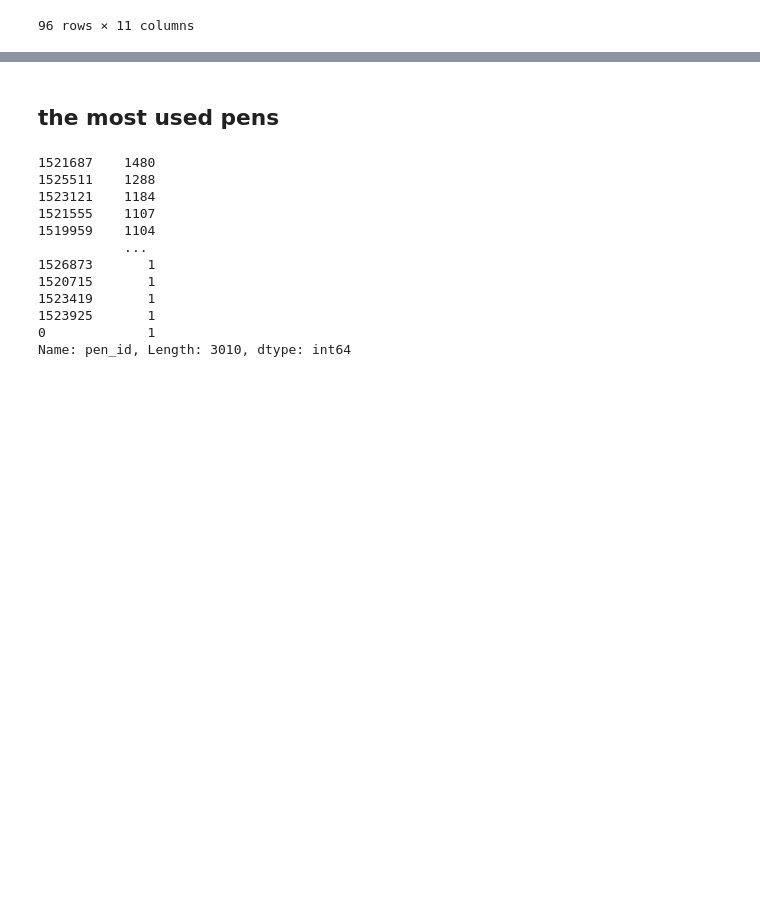
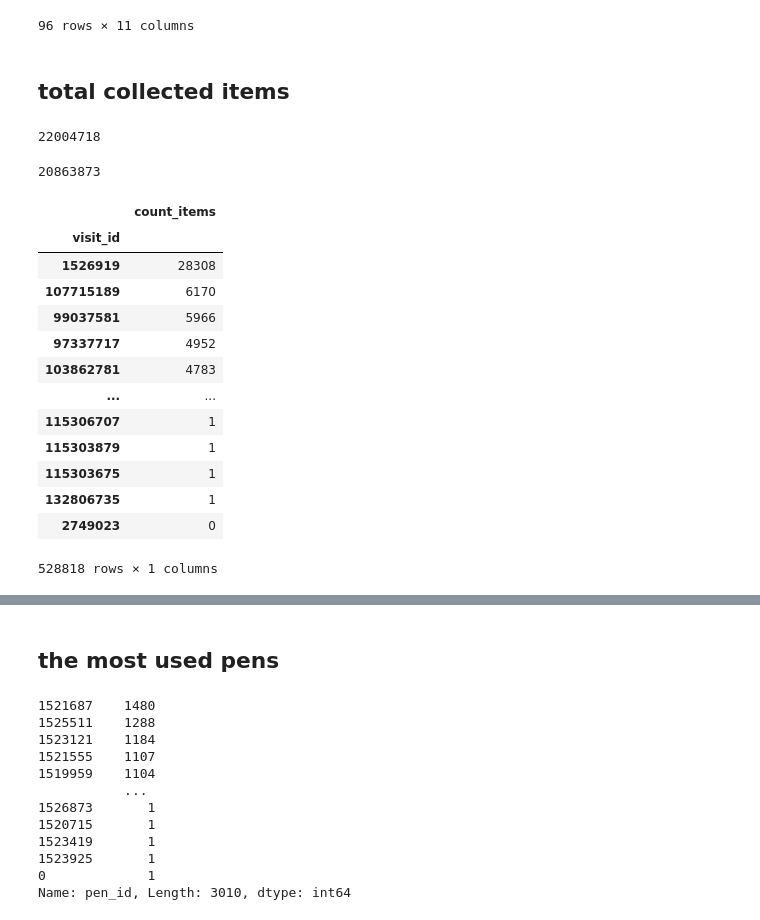
Before and after one commit to ShirinStar/Pen_Data_Dictionary, a Jupyter notebook: data/Pens Activity overview.ipynb, the cells around one changed output, grey strips where cells are left out. Drawn from its saved outputs; the diff is of its cells as text; code cells hidden in the pictures; blank space fills up the shorter version.

```diff
--- a/data/Pens Activity overview.ipynb
+++ b/data/Pens Activity overview.ipynb
@@ -278,3 +283,35 @@ pensActivity[over_day]
 | 670731 | 2147585 | 1519921 | c08df73c2a250fdc715fe5011a6f95bc4... | {"collection":[{"record_id":1,"re... | NaN | 1 | 2015-03-07 04:13:45 | 2015-03-08 04:58:47 | 63 | ... |
 | 487653 | 114986133 | 1520819 | 8c02812124322613b5196dfaed227c2b6... | {"collection":[{"record_data":"ch... | NaN | 1 | 2017-05-19 15:15:42 | 2017-05-22 14:48:53 | 185 | ... |
 96 rows × 11 columns
+# %% [markdown]
+## total collected items
+# %%
+pensActivity['count_items'].sum()
+# %% [output]
+22004718
+# %%
+less_items_count = pensActivity[pensActivity['count_items'] < 300]
+less_items_count['count_items'].sum()
+# %% [output]
+20863873
+# %%
+group_visit_count = pensActivity[['visit_id', 'count_items']]
+group_visit_count = group_visit_count.groupby(['visit_id']).agg('sum')
+group_visit_count.sort_values(by="count_items", ascending=False, inplace=True)
+#the numbers are weird
+group_visit_count
+# %% [output]
+|  | count_items |
+| visit_id |  |
+| 1526919 | 28308 |
+| 107715189 | 6170 |
+| 99037581 | 5966 |
+| 97337717 | 4952 |
+| 103862781 | 4783 |
+| ... | ... |
+| 115306707 | 1 |
+| 115303879 | 1 |
+| 115303675 | 1 |
+| 132806735 | 1 |
+| 2749023 | 0 |
+528818 rows × 1 columns
```
Also changed, not shown: parts of 7 cells of this notebook, 4 other files.
